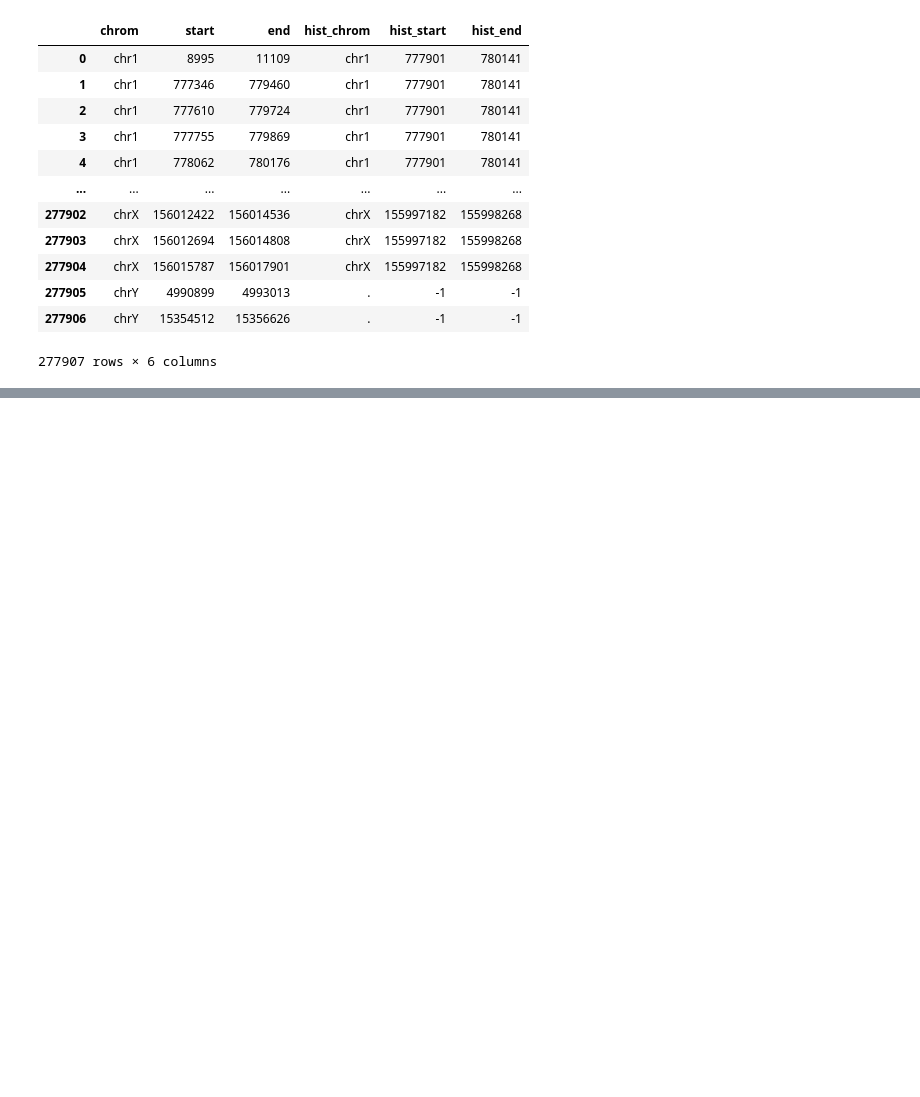
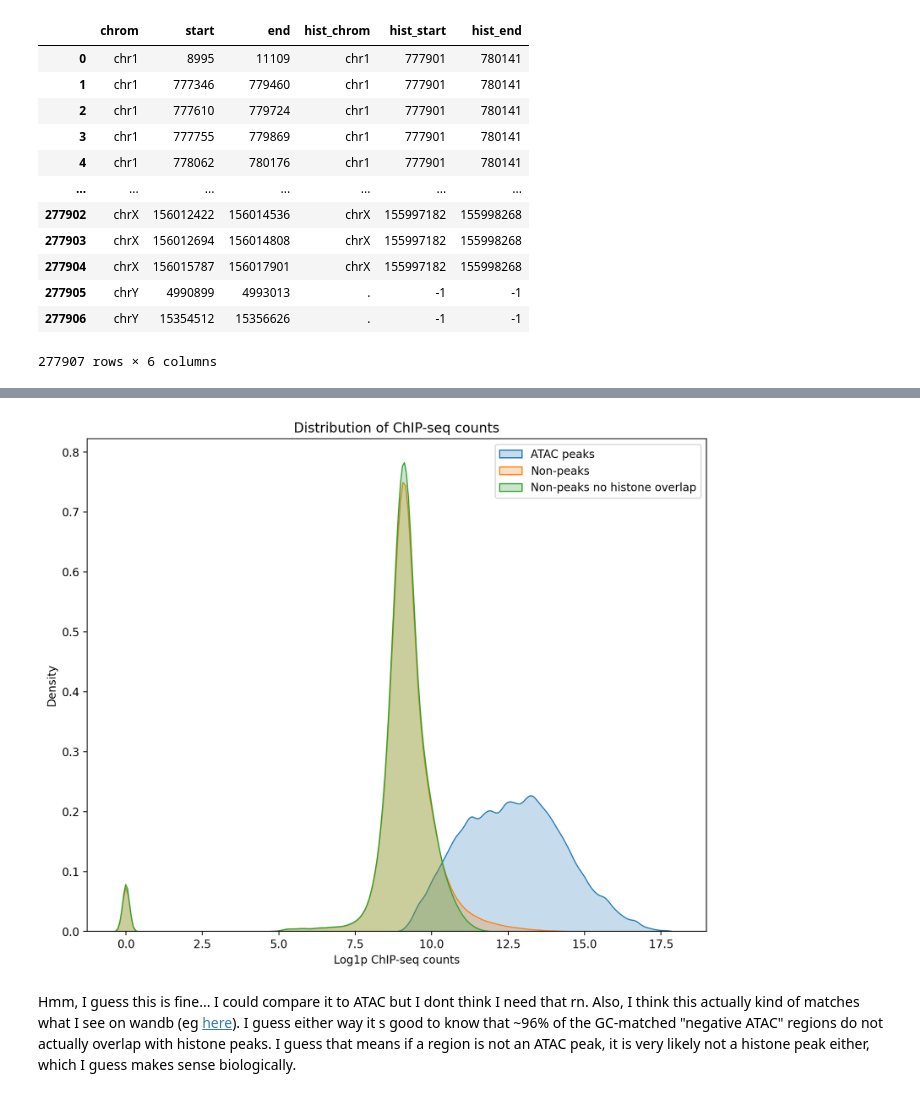
Before and after one commit to kundajelab/histobpnet, a Jupyter notebook: experiments/valeh/notebooks/12_21_2025.ipynb, the cells around one changed output, grey strips where cells are left out. Drawn from its saved outputs; the diff is of its cells as text; code cells hidden in the pictures; blank space fills up the shorter version.

```diff
--- a/experiments/valeh/notebooks/12_21_2025.ipynb
+++ b/experiments/valeh/notebooks/12_21_2025.ipynb
@@ -600,0 +701,16 @@ IndexError: invalid index to scalar variable.
+# %%
+p = "/large_storage/goodarzilab/valehvpa/data/projects/scCisTrans/for_hist/histobpnet_v2/data/reverse_gapped_peak_histone_closest_2114bp_atac.bed"
+atac_hgp_df = pd.read_csv(p, sep="\t", header=None, names=[
+    "chrom", "start", "end", "hist_chrom", "hist_start", "hist_end"
+])
+atac_hgp_df = atac_hgp_df[atac_hgp_df["hist_chrom"] != "."]
+
+chip_cts = get_cts(atac_hgp_df, chip_bw, width=None, get_total_cts=True)
+# inputc_cts = get_cts(atac_hgp_df, inputc_bw, width=None, get_total_cts=True)
+chip_cts = [x[0] for x in chip_cts]  # flatten list of arrays
+
+nonpeak_chip_cts = get_cts(nonpeaks_df, chip_bw, width=None, get_total_cts=True, chr_key="chrom", start_key="chromStart", end_key="chromEnd")
+nonpeak_chip_cts = [x[0] for x in nonpeak_chip_cts]  # flatten list of arrays
+
+nonpeak_no_hist_chip_cts = get_cts(nonpeaks_no_hist_df, chip_bw, width=None, get_total_cts=True, chr_key="chrom", start_key="chromStart", end_key="chromEnd")
+nonpeak_no_hist_chip_cts = [x[0] for x in nonpeak_no_hist_chip_cts]  # flatten list of arrays
@@ -600,0 +727,15 @@ IndexError: invalid index to scalar variable.
+# %%
+# plot distirubtion of chip_cts for peaks vs non-peaks vs non-peaks no histone overlap on the same plot
+plt.figure(figsize=(10,8))
+sns.kdeplot(np.log1p(np.array(chip_cts)), label="ATAC peaks", fill=True)
+sns.kdeplot(np.log1p(np.array(nonpeak_chip_cts)), label="Non-peaks", fill=True)
+sns.kdeplot(np.log1p(np.array(nonpeak_no_hist_chip_cts)), label="Non-peaks no histone overlap", fill=True)
+plt.xlabel("Log1p ChIP-seq counts")
+plt.ylabel("Density")
+plt.title("Distribution of ChIP-seq counts")
+plt.legend()
+plt.show()
+# %% [output]
+[figure, added]
+# %% [markdown]
+Hmm, I guess this is fine... I could compare it to ATAC but I dont think I need that rn. Also, I think this actually kind of matches what I see on wandb (eg [here](https://wandb.ai/valehamiri/histobpnet/runs/8vl7daku?nw=nwuservalehamiri)). I guess either way it s good to know that ~96% of the GC-matched "negative ATAC" regions do not actually overlap with histone peaks. I guess that means if a region is not an ATAC peak, it is very likely not a histone peak either, which I guess makes sense biologically.
```
Also changed, not shown: parts of 9 cells of this notebook, 19 other files.
